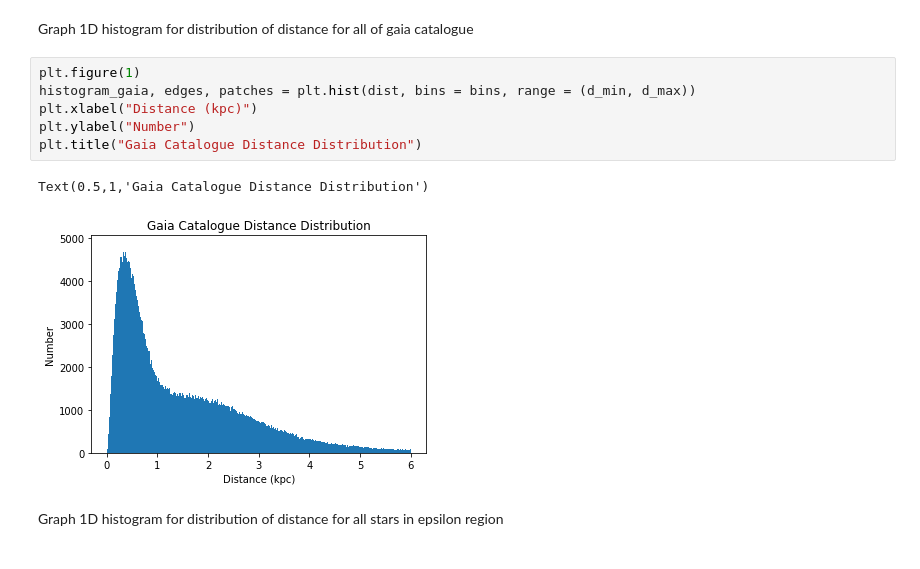
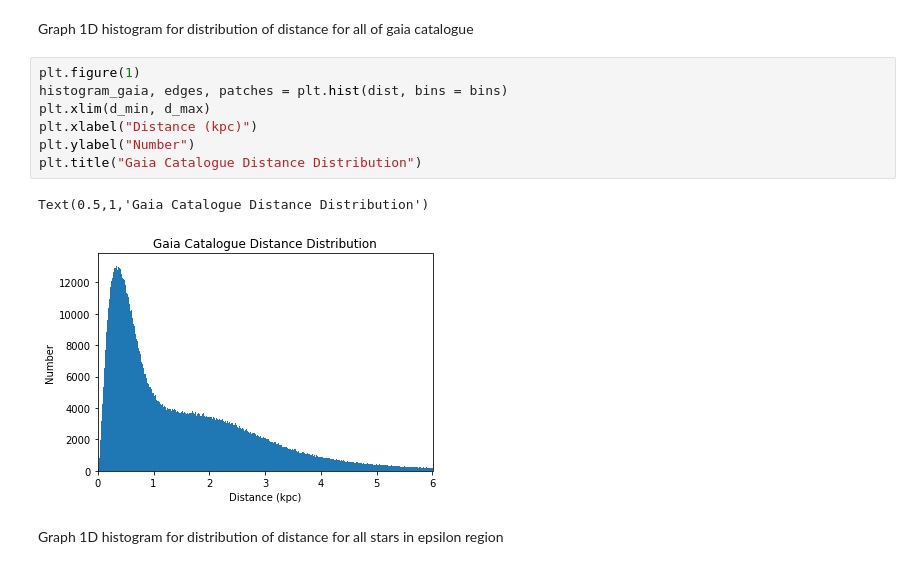
Before and after one commit to mwbub/Gaia-I3, a Jupyter notebook: Code/mock_data/sampling/selection function spherical.ipynb, the cells around one changed output. Cells and saved outputs as stored; diff of their text form.

```diff
--- a/Code/mock_data/sampling/selection function spherical.ipynb
+++ b/Code/mock_data/sampling/selection function spherical.ipynb
@@ -30,13 +30,14 @@ dist_close_err = dist_err[mask]
 Graph 1D histogram for distribution of distance for all of gaia catalogue
 # %%
 plt.figure(1)
-histogram_gaia, edges, patches = plt.hist(dist, bins = bins, range = (d_min, d_max))
+histogram_gaia, edges, patches = plt.hist(dist, bins = bins)
+plt.xlim(d_min, d_max)
 plt.xlabel("Distance (kpc)")
 plt.ylabel("Number")
 plt.title("Gaia Catalogue Distance Distribution")
 # %% [output]
 Text(0.5,1,'Gaia Catalogue Distance Distribution')
-[figure, old version]
+[figure, new version]
 # %% [markdown]
 Graph 1D histogram for distribution of distance for all stars in epsilon region
 # %%
```
Also changed, not shown: parts of 5 cells of this notebook.
